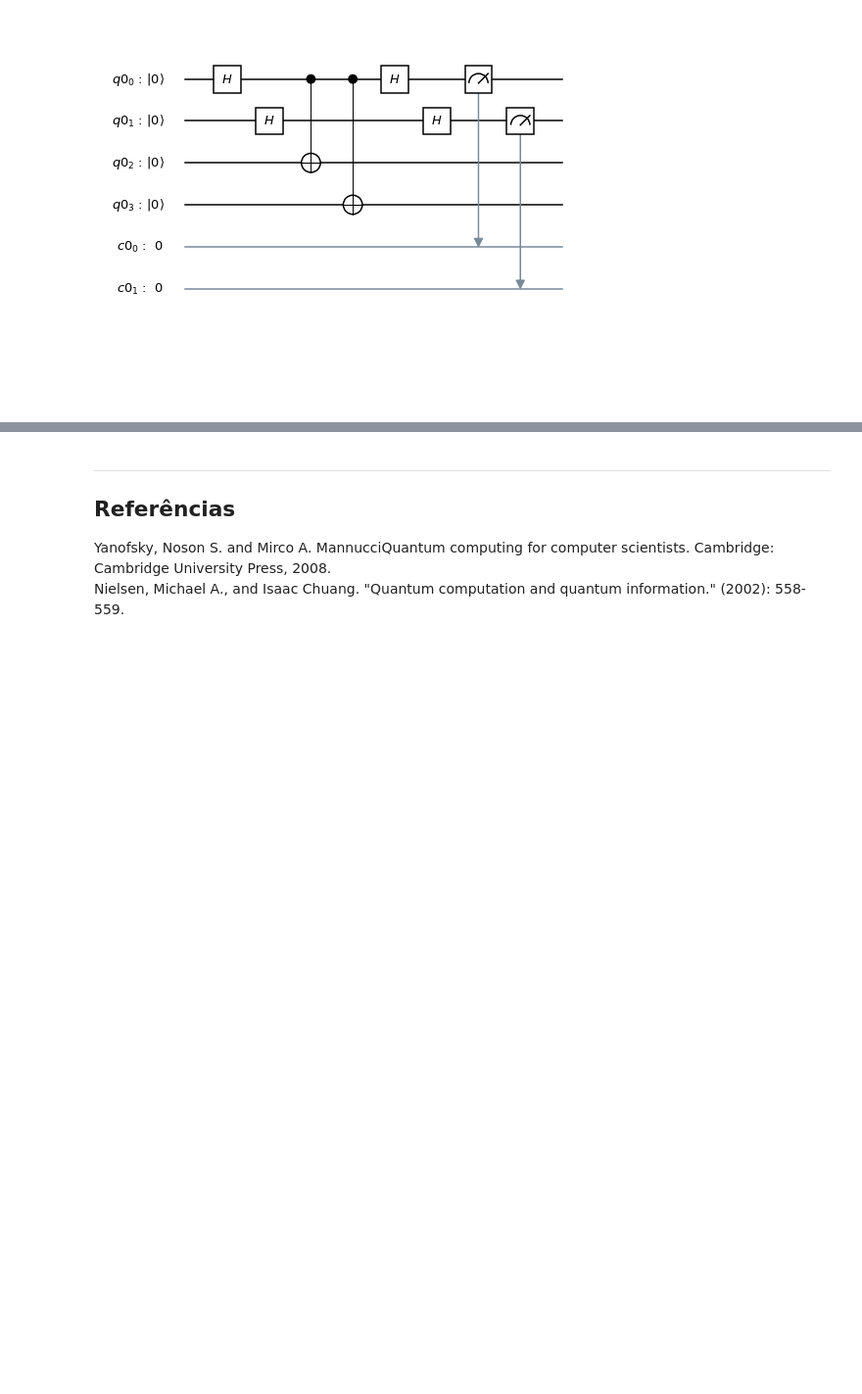
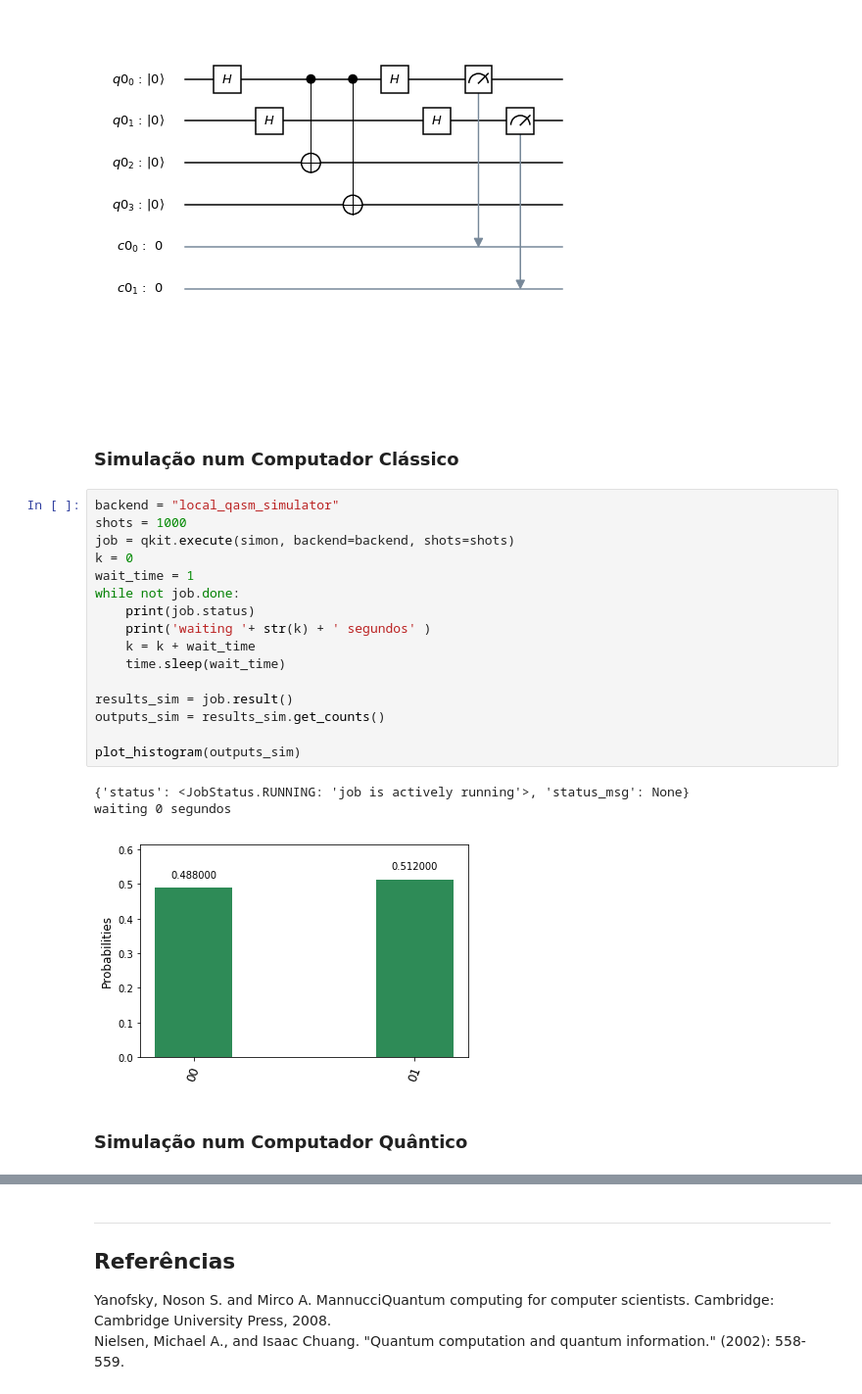
Before and after one commit to adjs/comp-quantica, a Jupyter notebook: simon.ipynb, the cells around one changed output, grey strips where cells are left out. Shown: that part at 98% size. Saved outputs shown, nothing was run; the diff lists cells and outputs as text; blank space fills up the shorter version.

```diff
--- a/simon.ipynb
+++ b/simon.ipynb
@@ -135,3 +222,27 @@ circuit_drawer(simon)
 # %% [output]
 WARNING: Unable to compile latex. Is `pdflatex` installed? Skipping latex circuit drawing...
 [figure]
+# %% [markdown]
+### Simulação num Computador Clássico
+# %%
+backend = "local_qasm_simulator"
+shots = 1000
+job = qkit.execute(simon, backend=backend, shots=shots)
+k = 0
+wait_time = 1
+while not job.done:
+    print(job.status)
+    print('waiting '+ str(k) + ' segundos' )
+    k = k + wait_time
+    time.sleep(wait_time)
+
+results_sim = job.result()
+outputs_sim = results_sim.get_counts()
+
+plot_histogram(outputs_sim)
+# %% [output]
+{'status': <JobStatus.RUNNING: 'job is actively running'>, 'status_msg': None}
+waiting 0 segundos
+[figure, added]
+# %% [markdown]
+### Simulação num Computador Quântico
```
Also changed, not shown: parts of 8 cells of this notebook.
